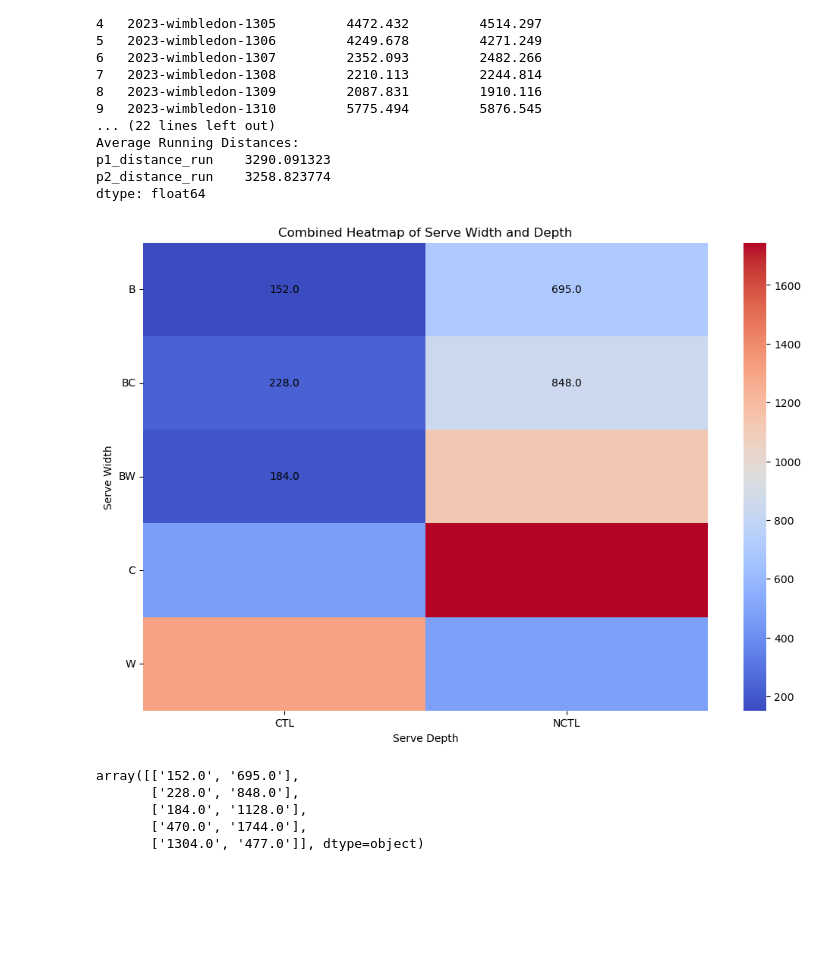
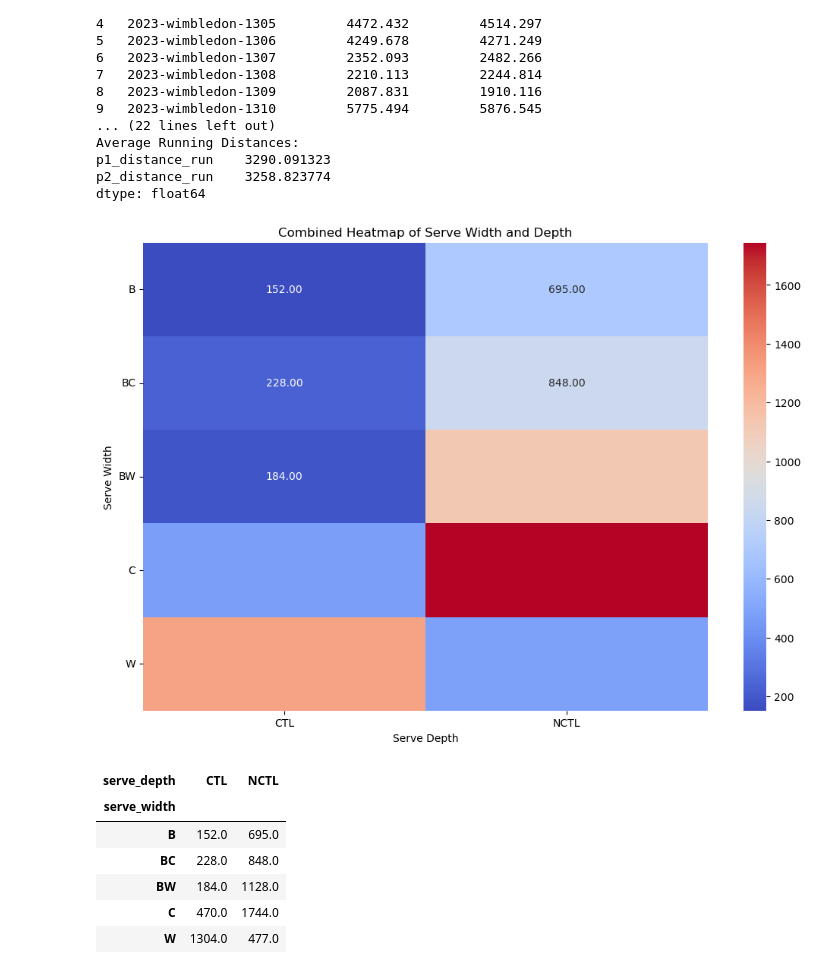
Before and after one commit to UsanoCoCr/tennis24, a Jupyter notebook: Other factors analysis.ipynb, the cells around one changed output. Saved outputs shown, nothing was run; the diff lists cells and outputs as text; code cells hidden in the pictures; blank space fills up the shorter version.

```diff
--- a/Other factors analysis.ipynb
+++ b/Other factors analysis.ipynb
@@ -140,28 +140,28 @@ dtype: float64
 # %%
 df = pd.read_csv('data/Wimbledon_featured_matches.csv')
 # %%
-combined_freq = pd.crosstab(df['serve_width'], df['serve_depth'])
-combined_freq = combined_freq.astype(float)
-
-annot_text = np.array(combined_freq.astype(str))
+combined_freq = pd.crosstab(df['serve_width'], df['serve_depth']).astype(float)
 
 plt.figure(figsize=(12, 8))
-sns.heatmap(combined_freq, annot=annot_text, cmap='coolwarm', fmt='', annot_kws={'size': 10, 'color': 'black'})
+
+sns.heatmap(combined_freq, annot=True, cmap='coolwarm', fmt=".2f")
 
 plt.title('Combined Heatmap of Serve Width and Depth')
 plt.ylabel('Serve Width')
 plt.xlabel('Serve Depth')
 plt.yticks(rotation=0)
 
 plt.savefig('image/heatmap.png', dpi=300)
 plt.show()
 # %% [output]
-[figure, old version]
+[figure, new version]
-# %%
-annot_text
-# %% [output]
-array([['152.0', '695.0'],
-       ['228.0', '848.0'],
-       ['184.0', '1128.0'],
-       ['470.0', '1744.0'],
-       ['1304.0', '477.0']], dtype=object)
+# %%
+combined_freq
+# %% [output]
+| serve_depth | CTL | NCTL |
+| serve_width |  |  |
+| B | 152.0 | 695.0 |
+| BC | 228.0 | 848.0 |
+| BW | 184.0 | 1128.0 |
+| C | 470.0 | 1744.0 |
+| W | 1304.0 | 477.0 |
```
Also changed, not shown: parts of 4 cells of this notebook, 7 other files.
